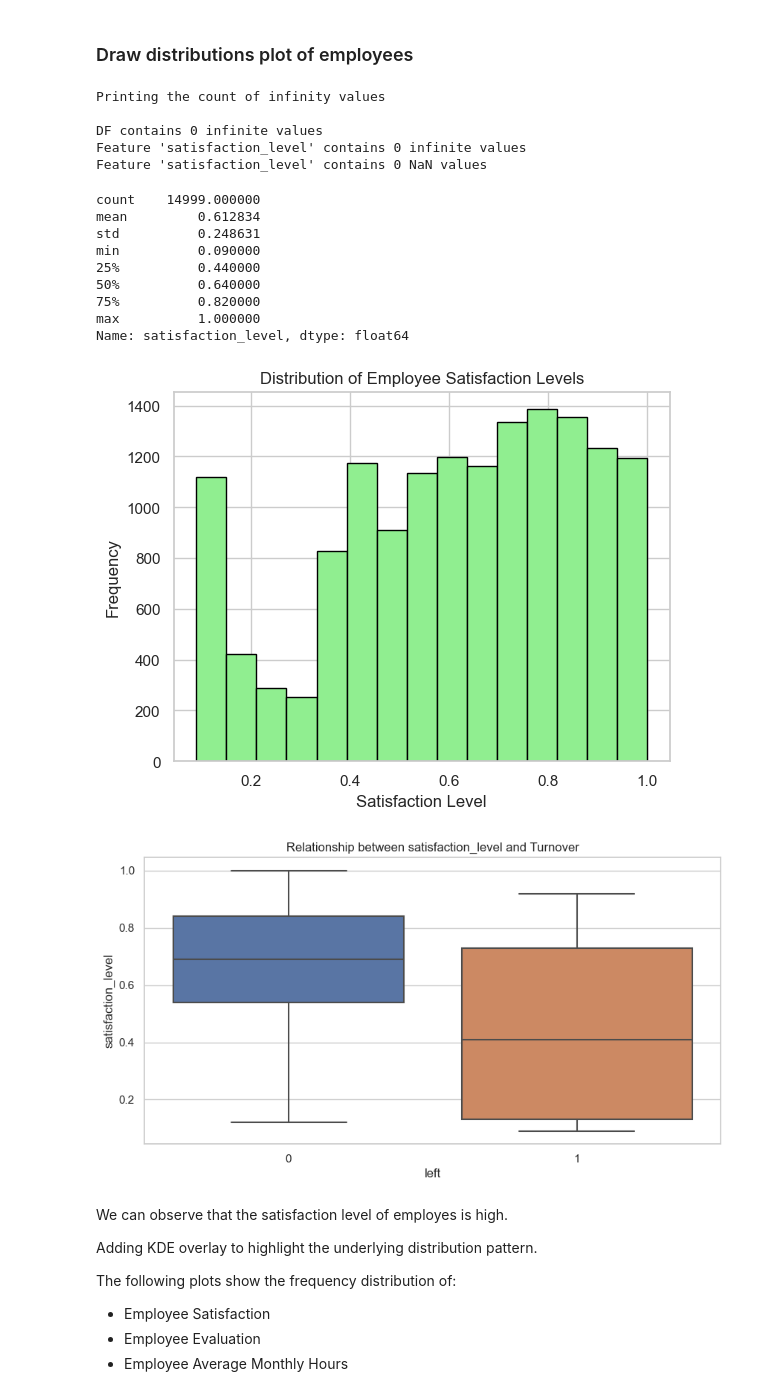
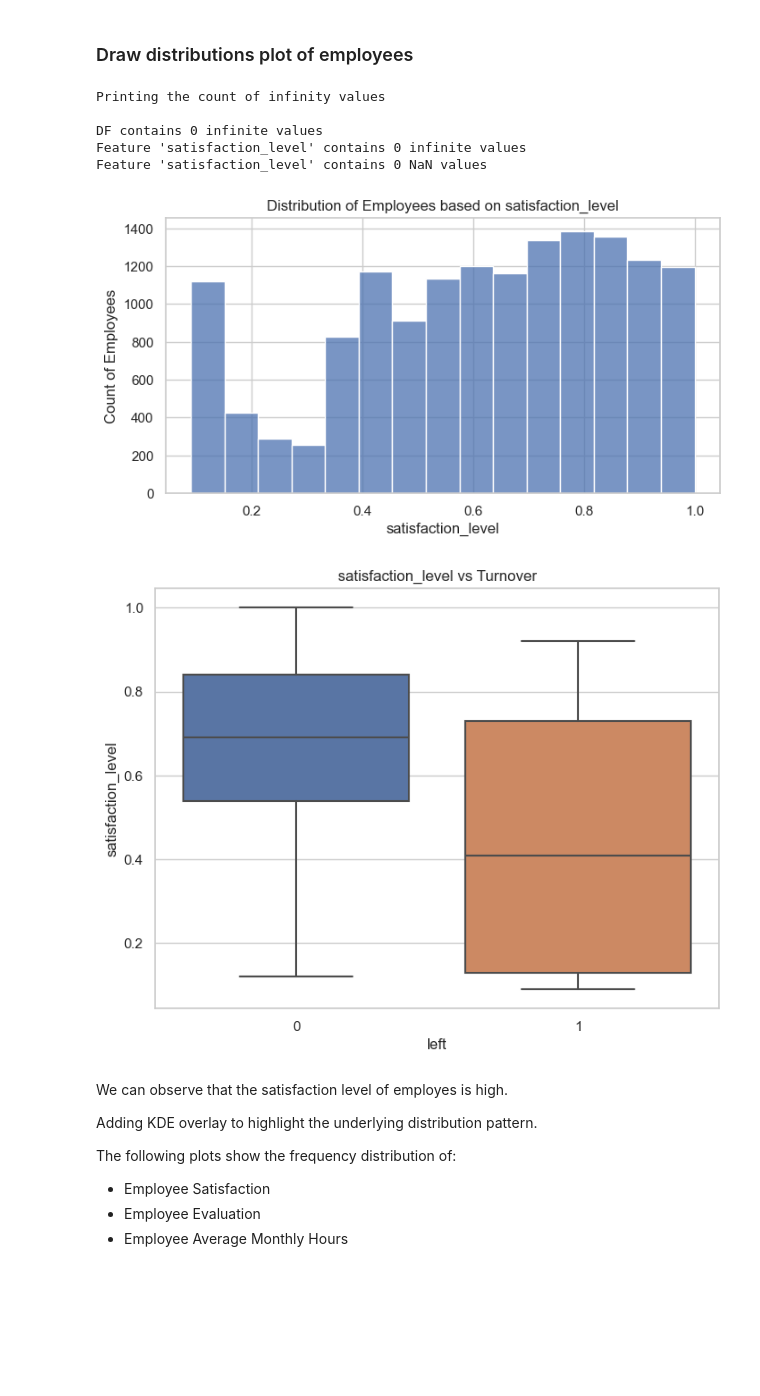
Before and after one commit to karmenatwork/4_CB_employees_turnover, a Jupyter notebook: main.ipynb, the cells around one changed output. Saved outputs shown, nothing was run; the diff lists cells and outputs as text; code cells hidden in the pictures; blank space fills up the shorter version.

```diff
--- a/main.ipynb
+++ b/main.ipynb
@@ -169,7 +190,11 @@ sns.set_theme(style="whitegrid")
 # %%
-# Check for inf before drawing distributions
+# Set the esthetic style of the plots
+sns.set_theme(style="whitegrid")
+
+# First, check for inf before drawing distributions
 # ds = df1.isin([np.inf, -np.inf])
 # print(ds)
+df1 = df[numeric_vars]
 print("Printing the count of infinity values \n")
 count = np.isinf(df1).values.sum()
 print("DF contains " + str(count) + " infinite values")
@@ -179,36 +204,21 @@ print("Feature 'satisfaction_level' contains " + str(c_inf) + " infinite values"
 df1 = df1.replace([np.inf, -np.inf], np.nan)
 c_na = df1['satisfaction_level'].isna().sum()
 print("Feature 'satisfaction_level' contains " + str(c_na) + " NaN values")
-
-df['satisfaction_level'].describe()
 # %% [output]
 Printing the count of infinity values
 
 DF contains 0 infinite values
 Feature 'satisfaction_level' contains 0 infinite values
 Feature 'satisfaction_level' contains 0 NaN values
-count    14999.000000
-mean         0.612834
-std          0.248631
-min          0.090000
-25%          0.440000
-50%          0.640000
-75%          0.820000
-max          1.000000
-Name: satisfaction_level, dtype: float64
-# %%
-plt.title('Distribution of Employee Satisfaction Levels')
-plt.xlabel('Satisfaction Level')
-plt.ylabel('Frequency')
-plt.hist(df1['satisfaction_level'], color='lightgreen', ec='black', bins=15)
-
-plt.figure(figsize=(10, 5))
-sns.boxplot(x='left', y=df1['satisfaction_level'], data=df)
-plt.title(f'Relationship between satisfaction_level and Turnover')
-plt.show()
-# %% [output]
-[figure, removed]
-[figure, removed]
+# %%
+# Box plots for numerical features
+utils.histplot_employee_kde_by('satisfaction_level', df, False, False)
+
+# Box plots for numerical features
+utils.box_plots_for('satisfaction_level', df1)
+# %% [output]
+[figure, added]
+[figure, added]
 # %% [markdown]
 We can observe that the satisfaction level of employes is high.
 
```
Also changed, not shown: parts of 43 cells of this notebook, 1 other file.
